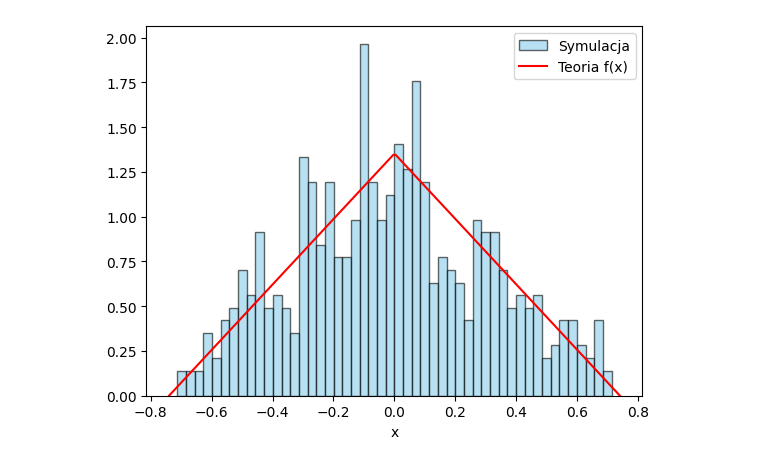
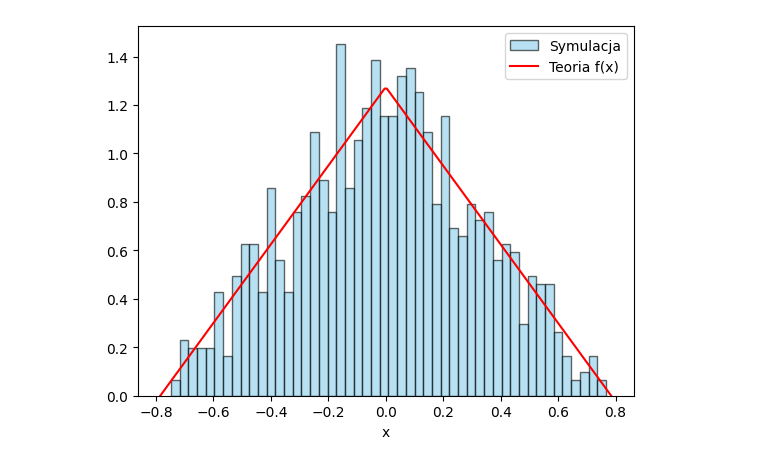
Before and after one commit to TainCurt/Sterowanie-Adaptacyjne-Projekt, a Jupyter notebook: Projekt1/projekt.ipynb, the cells around one changed output. Cells and saved outputs as stored; diff of their text form; code cells hidden in the pictures.

```diff
--- a/Projekt1/projekt.ipynb
+++ b/Projekt1/projekt.ipynb
@@ -3,30 +3,30 @@ import numpy as np
 import matplotlib.pyplot as plt
 # %%
 #generujemy losowe wartości dla szumu
-n = 500
+n = 1000
 U = np.random.rand(n)
 
 X = np.where(U < 0.5,
              -1 + np.sqrt(2 * U),
              1 - np.sqrt(2 * (1 - U)))
 
 desired_var = 0.1 # wariancja
 current_var = np.var(X)
 scale_factor = np.sqrt(desired_var / current_var)
 #scale_factor = 1
 noise = X * scale_factor
 #noise = X
 plt.hist(noise, bins=50, density=True, alpha=0.6, color='skyblue', edgecolor='black', label='Symulacja')
 
 x_vals = np.linspace(-1, 1, 200) * scale_factor
 f = np.where(x_vals < 0, x_vals / scale_factor + 1, 1 - x_vals / scale_factor) / scale_factor
 plt.plot(x_vals, f, 'r-', label='Teoria f(x)')
 
 plt.xlabel('x')
 plt.legend()
 plt.show()
 # %% [output]
-[figure, old version]
+[figure, new version]
 # %%
 
 # --- Parametry ---
```
Also changed, not shown: parts of 3 cells of this notebook.
